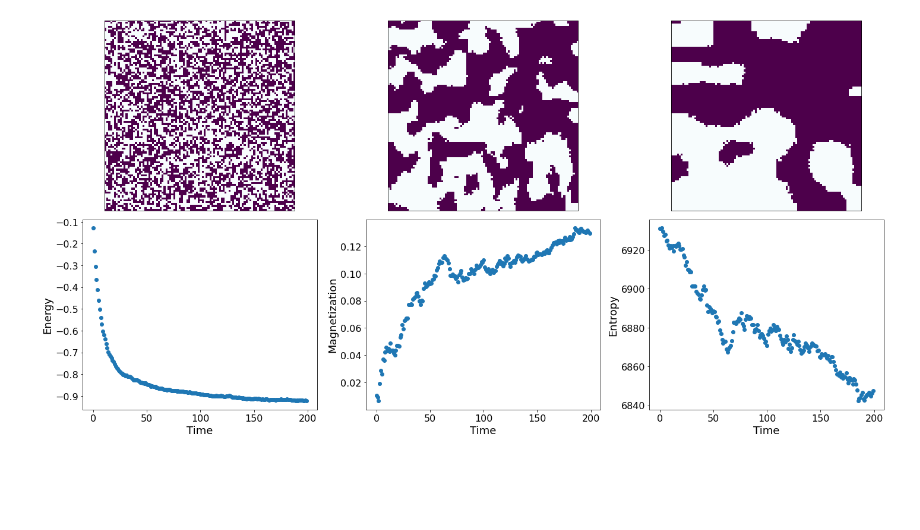
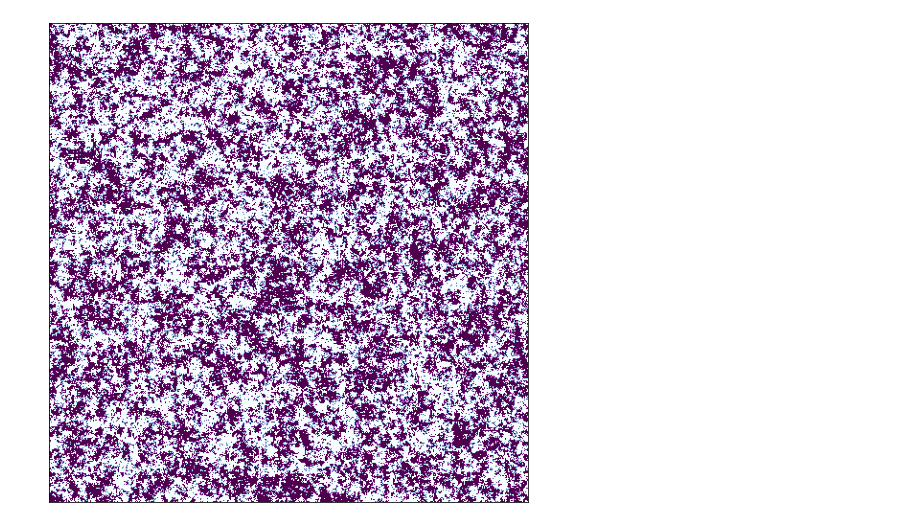
Before and after one commit to rmadar/isingmodel2d, a Jupyter notebook: IsingModel.ipynb, the cells around one changed output. Saved outputs shown, nothing was run; the diff lists cells and outputs as text; code cells hidden in the pictures; blank space fills up the shorter version.

```diff
--- a/IsingModel.ipynb
+++ b/IsingModel.ipynb
@@ -23,0 +57,4 @@ spins.plot()
+# %%
+anim = spins.animate(T=2.5, nEvolutions=200, saveName='AnimAboveTc')
+Image(url='AnimAboveTc.gif')
+# %% [output]
@@ -24,9 +62,11 @@ spins.plot()
+[figure, added]
 # %%
 plt.figure(figsize=(20, 10))
 e, m, s = [], [], []
 N = 200
 
 # Randomize the state (loose memory of previous steps)
+spins = ising.spinLattice(100)
 spins.randomize()
 
 for i in range(N):
@@ -67,8 +107,6 @@ plt.xlabel('Time')
 plt.ylabel('Entropy')
 
 plt.tight_layout();
-# %% [output]
-[figure, removed]
 # %%
 t, e, m, s = spins.simulatePhaseTransition(nT=100)
 # %%
```
Also changed, not shown: parts of 8 cells of this notebook, 1 other file.
